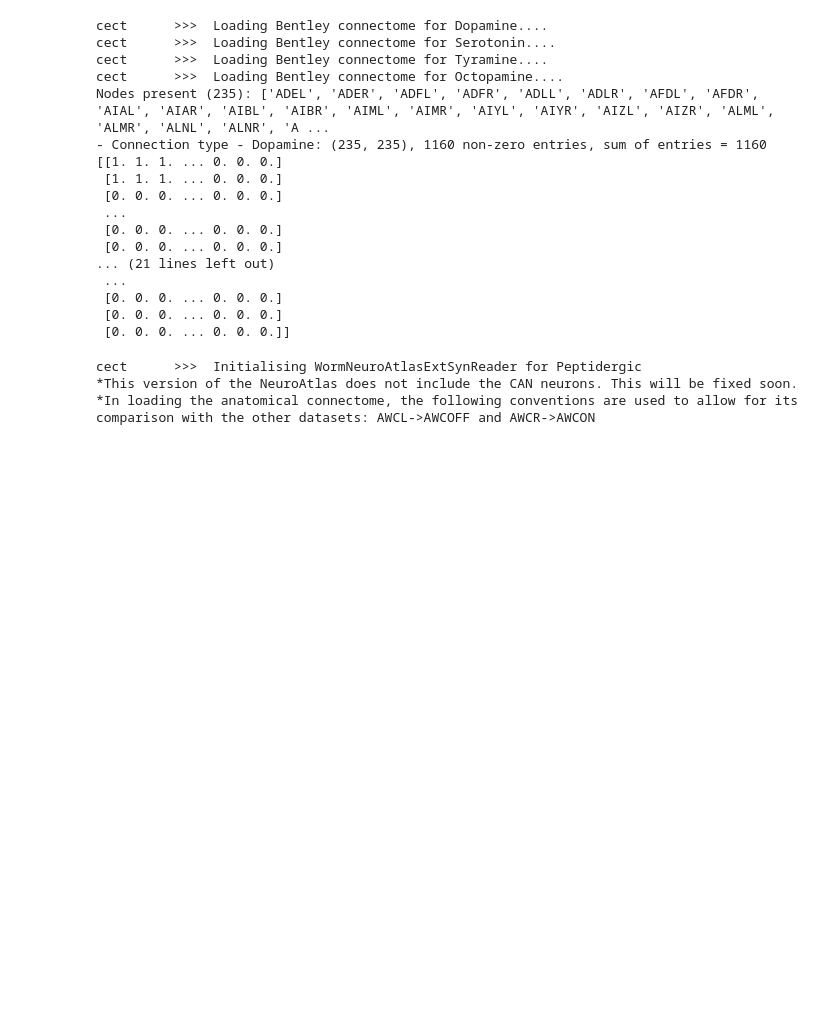
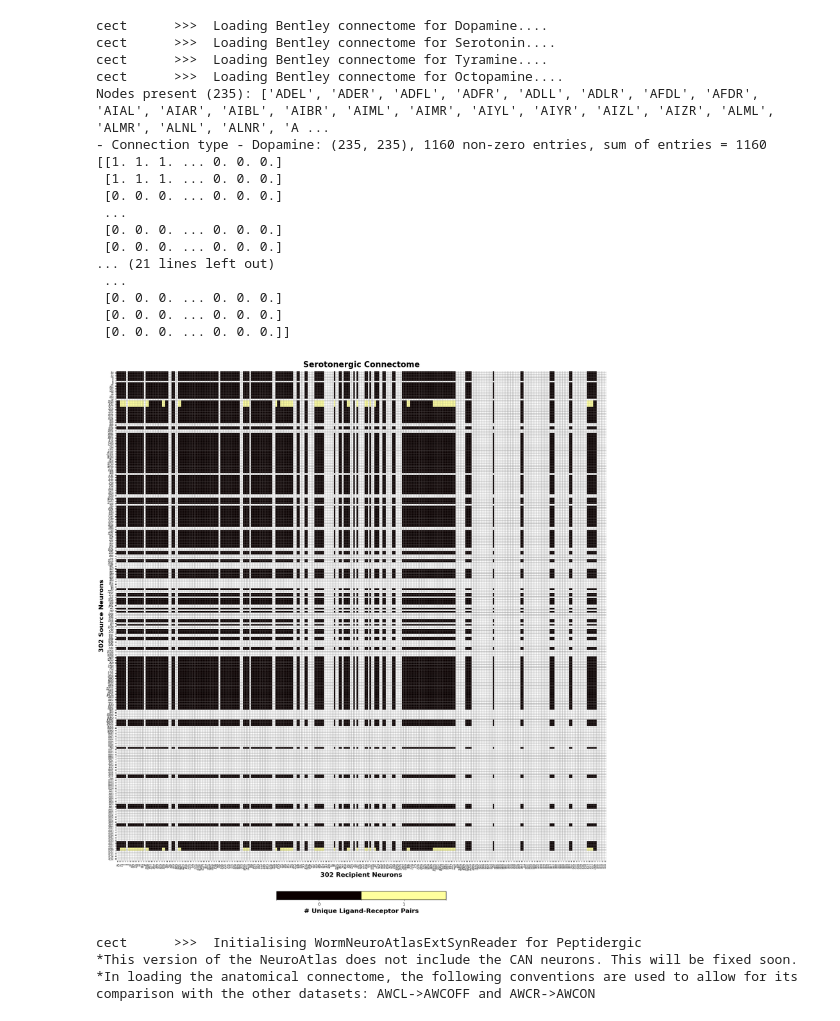
Before and after one commit to flavell-lab/pub_utils, a Jupyter notebook: notebook/access_openworm_molecular_connectomes.ipynb, the cells around one changed output. Cells and saved outputs as stored; diff of their text form; code cells hidden in the pictures; blank space fills up the shorter version.

```diff
--- a/notebook/access_openworm_molecular_connectomes.ipynb
+++ b/notebook/access_openworm_molecular_connectomes.ipynb
@@ -36,6 +41,16 @@ Nodes present (235): ['ADEL', 'ADER', 'ADFL', 'ADFR', 'ADLL', 'ADLR', 'AFDL', 'A
  [0. 0. 0. ... 0. 0. 0.]
  [0. 0. 0. ... 0. 0. 0.]
  [0. 0. 0. ... 0. 0. 0.]]
+# %%
+data = serotonergic
+
+df = pd.DataFrame(data, index=nodes, columns=nodes)
+std_df = pu.standardize_dataframe(df, pu.AllHermNeurons)
+# std_df.to_pickle('../processed/serotonergic_connectome.pkl')
+
+serotonergic_fig = pu.plot_connectome_matrix(std_df, title='Serotonergic Connectome')
+# %% [output]
+[figure, added]
 # %%
 from cect.WormNeuroAtlasPepReader import get_instance
 
```
Also changed, not shown: parts of 8 cells of this notebook, 17 other files.
